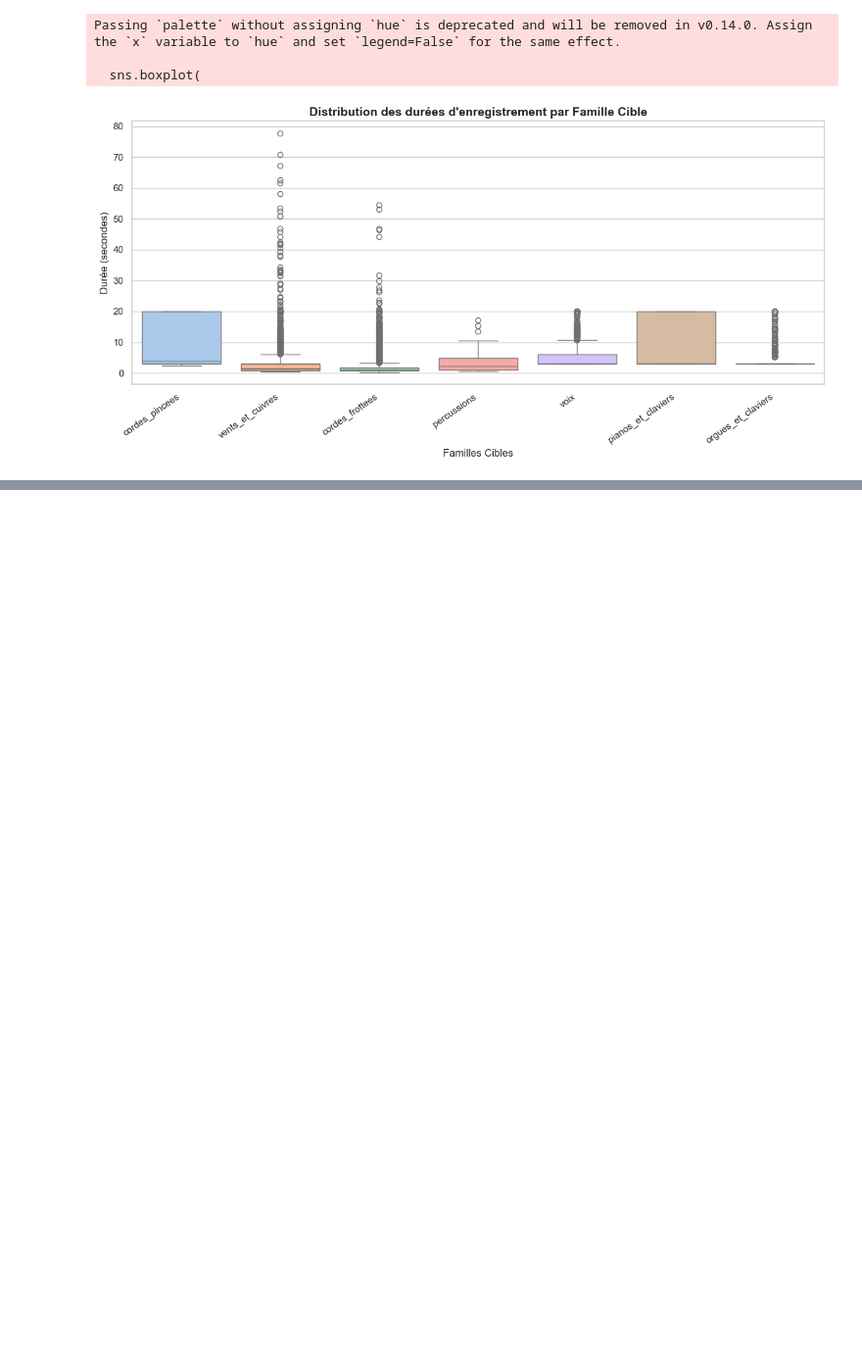
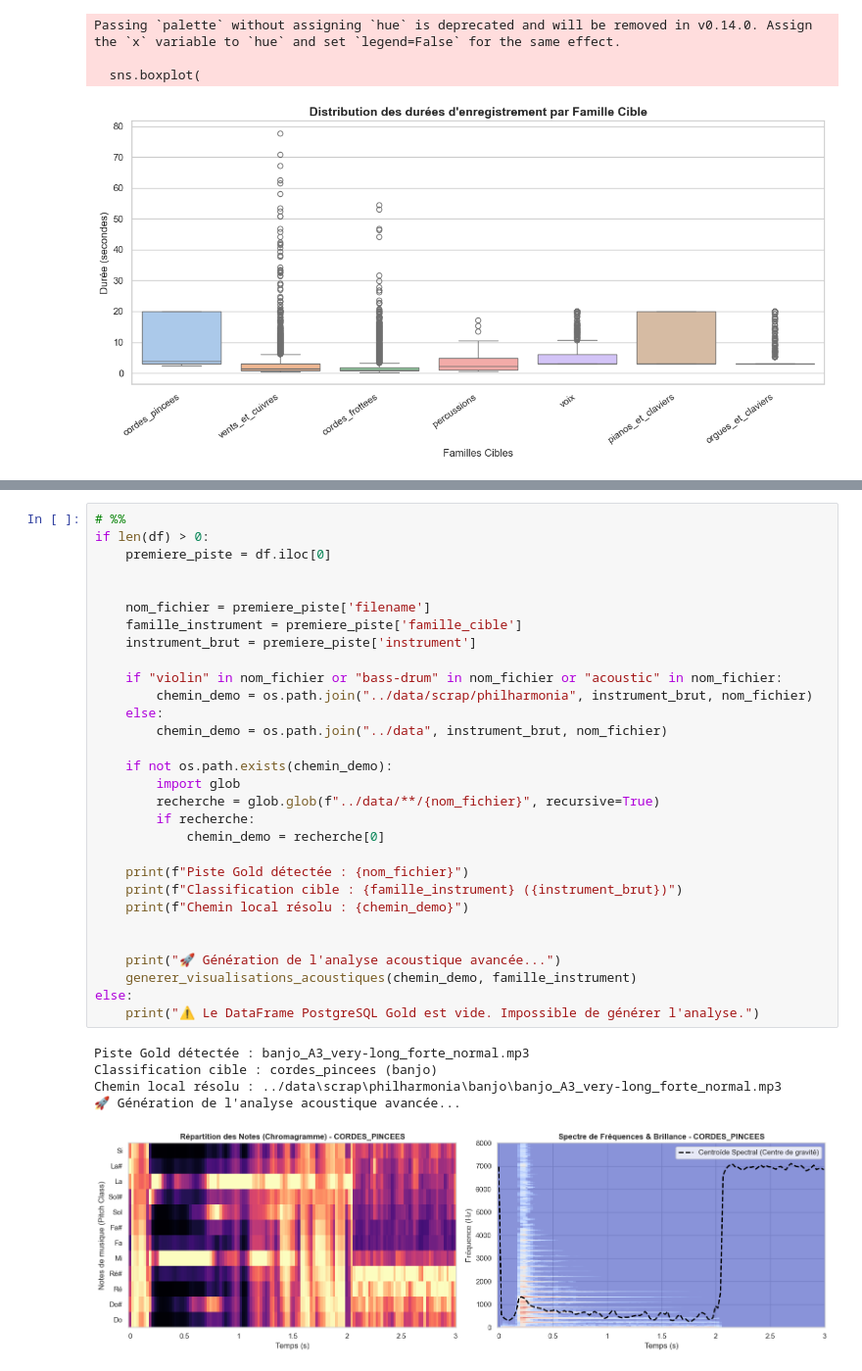
Before and after one commit to Solangele/CDSD_Projet_fil_rouge, a Jupyter notebook: Bloc2/eda.ipynb, the cells around one changed output, grey strips where cells are left out. Shown at 98% size. Saved outputs shown, nothing was run; the diff lists cells and outputs as text; blank space fills up the shorter version.

```diff
--- a/Bloc2/eda.ipynb
+++ b/Bloc2/eda.ipynb
@@ -402,0 +450,36 @@ Passing `palette` without assigning `hue` is deprecated and will be removed in v
+# %%
+# %%
+if len(df) > 0:
+    premiere_piste = df.iloc[0]
+
+
+    nom_fichier = premiere_piste['filename']
+    famille_instrument = premiere_piste['famille_cible']
+    instrument_brut = premiere_piste['instrument']
+
+    if "violin" in nom_fichier or "bass-drum" in nom_fichier or "acoustic" in nom_fichier:
+        chemin_demo = os.path.join("../data/scrap/philharmonia", instrument_brut, nom_fichier)
+    else:
+        chemin_demo = os.path.join("../data", instrument_brut, nom_fichier)
+
+    if not os.path.exists(chemin_demo):
+        import glob
+        recherche = glob.glob(f"../data/**/{nom_fichier}", recursive=True)
+        if recherche:
+            chemin_demo = recherche[0]
+
+    print(f"Piste Gold détectée : {nom_fichier}")
+    print(f"Classification cible : {famille_instrument} ({instrument_brut})")
+    print(f"Chemin local résolu : {chemin_demo}")
+
+
+    print("🚀 Génération de l'analyse acoustique avancée...")
+    generer_visualisations_acoustiques(chemin_demo, famille_instrument)
+else:
+    print("⚠️ Le DataFrame PostgreSQL Gold est vide. Impossible de générer l'analyse.")
+# %% [output]
+Piste Gold détectée : banjo_A3_very-long_forte_normal.mp3
+Classification cible : cordes_pincees (banjo)
+Chemin local résolu : ../data\scrap\philharmonia\banjo\banjo_A3_very-long_forte_normal.mp3
+🚀 Génération de l'analyse acoustique avancée...
+[figure, added]
```
Also changed, not shown: parts of 3 cells of this notebook.
